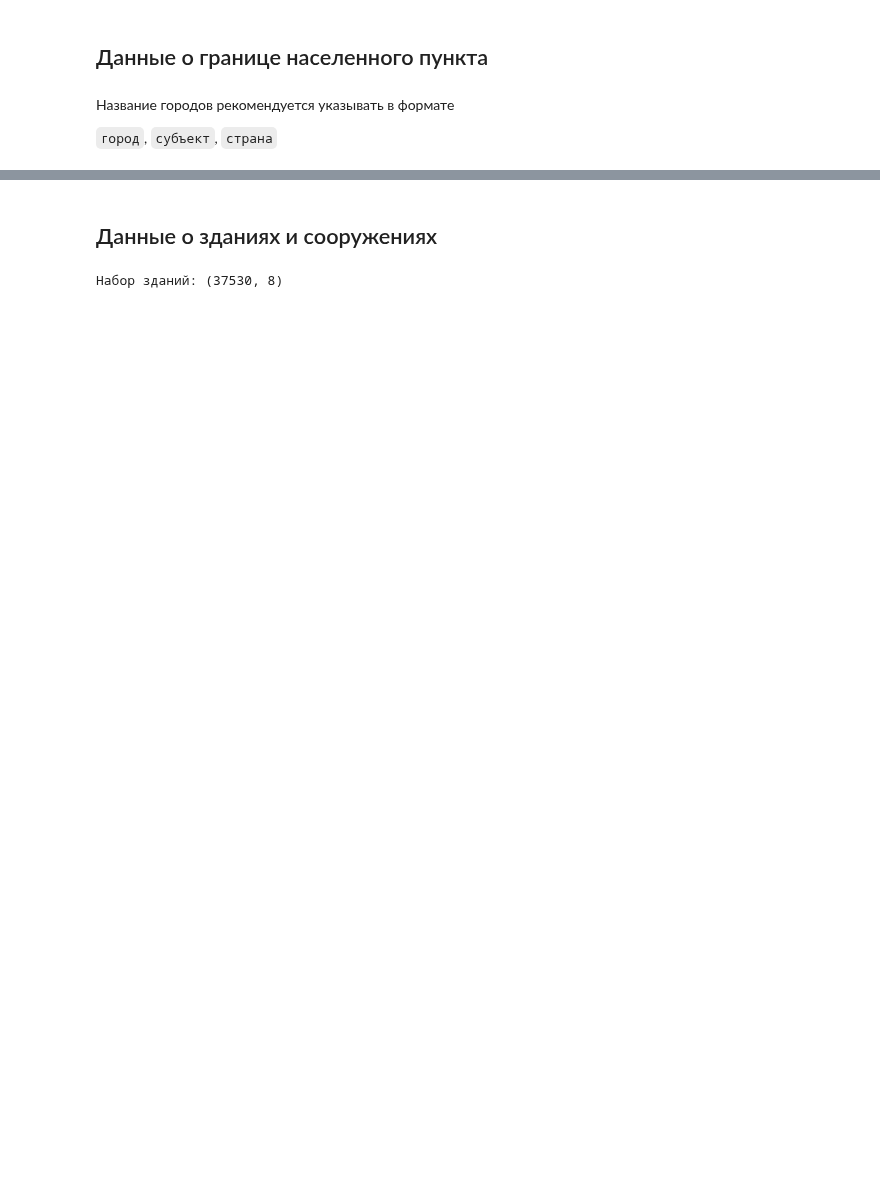
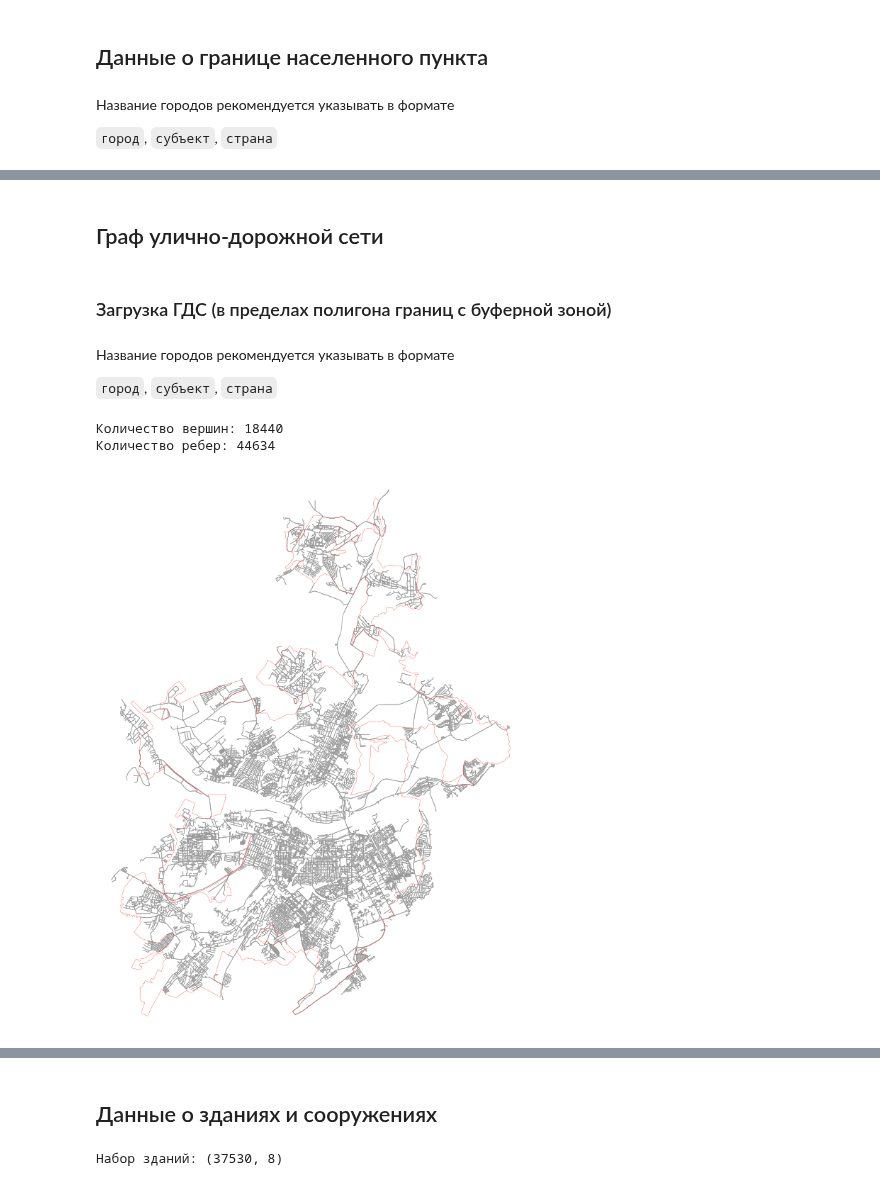
Before and after one commit to Obsidian-pb/genesis, a Jupyter notebook: work/docs/pages/200_data_preparation.ipynb, the cells around one changed output, grey strips where cells are left out. Cells and saved outputs as stored; diff of their text form; code cells hidden in the pictures; blank space fills up the shorter version.

```diff
--- a/work/docs/pages/200_data_preparation.ipynb
+++ b/work/docs/pages/200_data_preparation.ipynb
@@ -46,3 +58,42 @@ borders.to_file('data/kemerovo/borders.gpkg', driver = 'GPKG')
 borders.explore()
 # %% [output]
 [interactive output not drawn]
+# %% [markdown]
+## Граф улично-дорожной сети
+# %% [markdown]
+### Загрузка ГДС (в пределах полигона границ с буферной зоной)
+# %% [markdown]
+Название городов рекомендуется указывать в формате
+
+`город`, `субъект`, `страна`
+# %%
+# Разрешаем выгружать данные частных дорог
+ox.settings.default_access = ''
+
+# Размер буферной зоны в метрах
+buffer_size = 1000
+
+# Получение полигона с буферной зоной
+borders_buffer = ox.projection.project_gdf(borders).copy()
+borders_buffer = borders_buffer.buffer(buffer_size)
+borders_buffer = ox.projection.project_gdf(borders_buffer, to_latlong=True)
+
+# Загрузка ГДС
+G = ox.graph_from_polygon(borders_buffer.union_all(),
+                        network_type ='drive_service',
+                        simplify     = False,
+                        retain_all   = False,
+                        )
+
+# Печать количества вершин и ребер ГДС
+print('Количество вершин:', len(G.nodes()))
+print('Количество ребер:', len(G.edges()))
+
+# Печать ГДС
+ax = borders.boundary.plot(color='r', linewidth=0.2, figsize=(10,10))
+ox.plot_graph(G, node_size=0, edge_linewidth=0.5, bgcolor='white', ax=ax)
+ax.set_axis_off()
+# %% [output]
+Количество вершин: 18440
+Количество ребер: 44634
+[figure, added]
```
Also changed, not shown: parts of 13 cells of this notebook, 11 other files.
